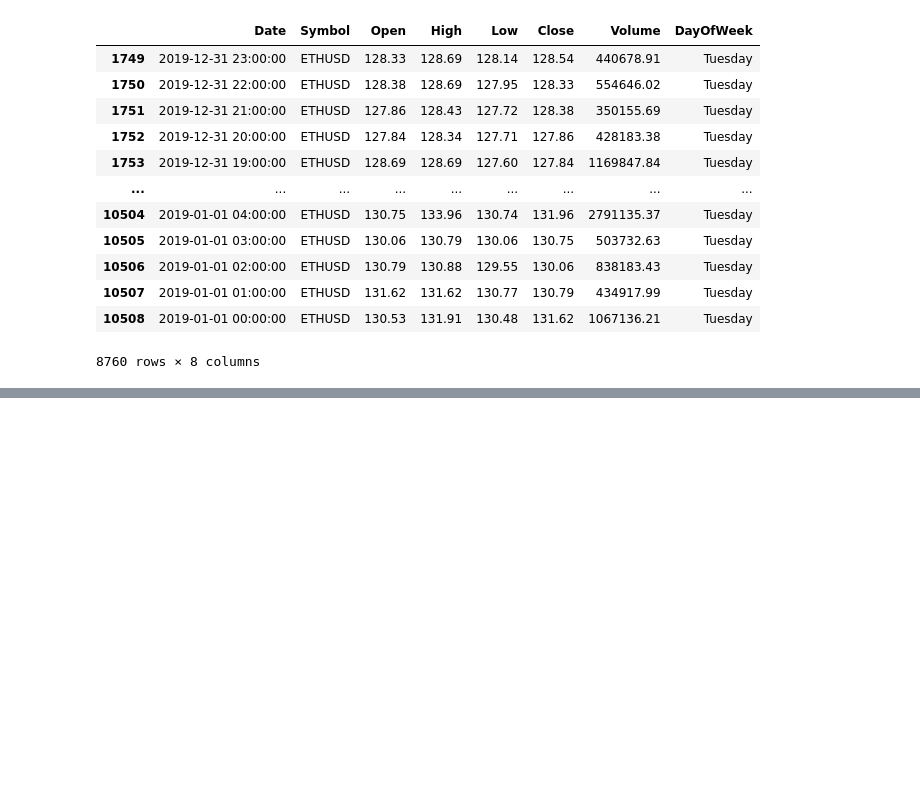
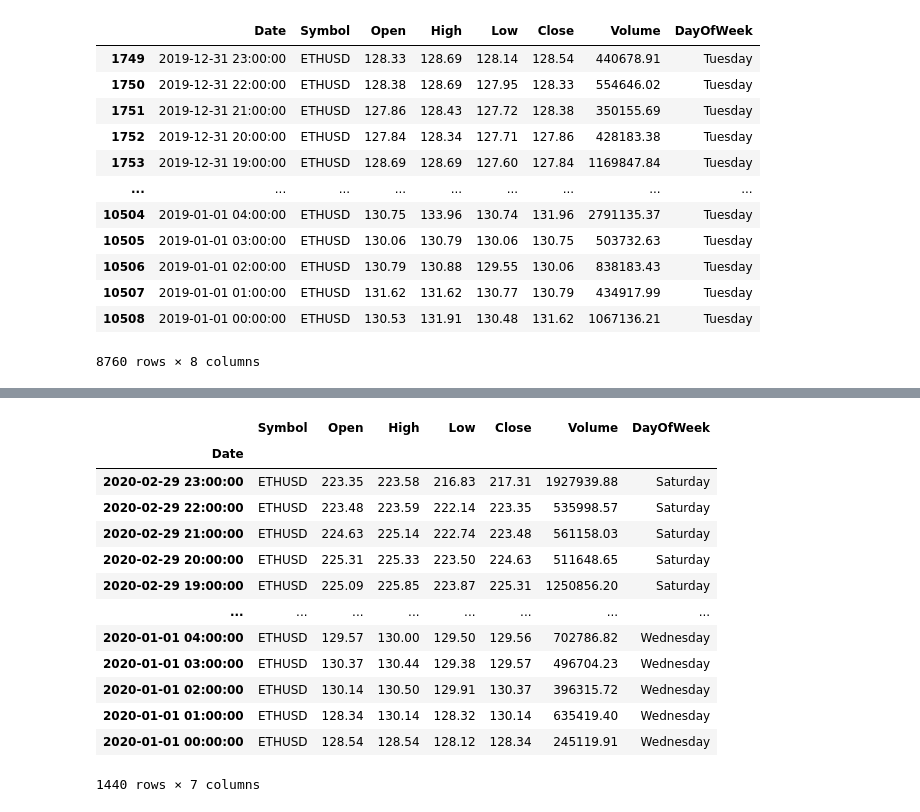
Before and after one commit to ccwanggl/DataVisualization, a Jupyter notebook: pandas_lib/Pandas_date_time.ipynb, the cells around one changed output, grey strips where cells are left out. Saved outputs shown, nothing was run; the diff lists cells and outputs as text; code cells hidden in the pictures; blank space fills up the shorter version.

```diff
--- a/pandas_lib/Pandas_date_time.ipynb
+++ b/pandas_lib/Pandas_date_time.ipynb
@@ -136,0 +172,17 @@ df.loc[filt]
+# %%
+df['2020-01':'2020-02']
+# %% [output]
+|  | Symbol | Open | High | Low | Close | Volume | DayOfWeek |
+| Date |  |  |  |  |  |  |  |
+| 2020-02-29 23:00:00 | ETHUSD | 223.35 | 223.58 | 216.83 | 217.31 | 1927939.88 | Saturday |
+| 2020-02-29 22:00:00 | ETHUSD | 223.48 | 223.59 | 222.14 | 223.35 | 535998.57 | Saturday |
+| 2020-02-29 21:00:00 | ETHUSD | 224.63 | 225.14 | 222.74 | 223.48 | 561158.03 | Saturday |
+| 2020-02-29 20:00:00 | ETHUSD | 225.31 | 225.33 | 223.50 | 224.63 | 511648.65 | Saturday |
+| 2020-02-29 19:00:00 | ETHUSD | 225.09 | 225.85 | 223.87 | 225.31 | 1250856.20 | Saturday |
+| ... | ... | ... | ... | ... | ... | ... | ... |
+| 2020-01-01 04:00:00 | ETHUSD | 129.57 | 130.00 | 129.50 | 129.56 | 702786.82 | Wednesday |
+| 2020-01-01 03:00:00 | ETHUSD | 130.37 | 130.44 | 129.38 | 129.57 | 496704.23 | Wednesday |
+| 2020-01-01 02:00:00 | ETHUSD | 130.14 | 130.50 | 129.91 | 130.37 | 396315.72 | Wednesday |
+| 2020-01-01 01:00:00 | ETHUSD | 128.34 | 130.14 | 128.32 | 130.14 | 635419.40 | Wednesday |
+| 2020-01-01 00:00:00 | ETHUSD | 128.54 | 128.54 | 128.12 | 128.34 | 245119.91 | Wednesday |
+1440 rows × 7 columns
```
Also changed, not shown: parts of 2 cells of this notebook.
